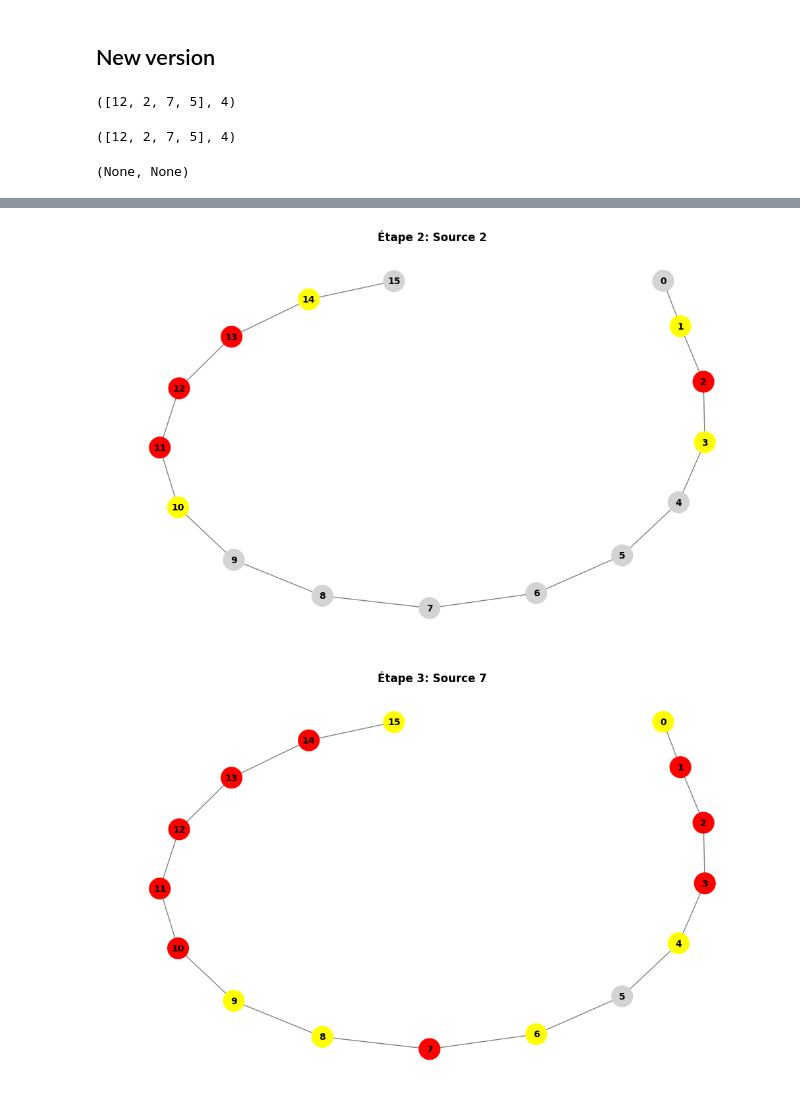
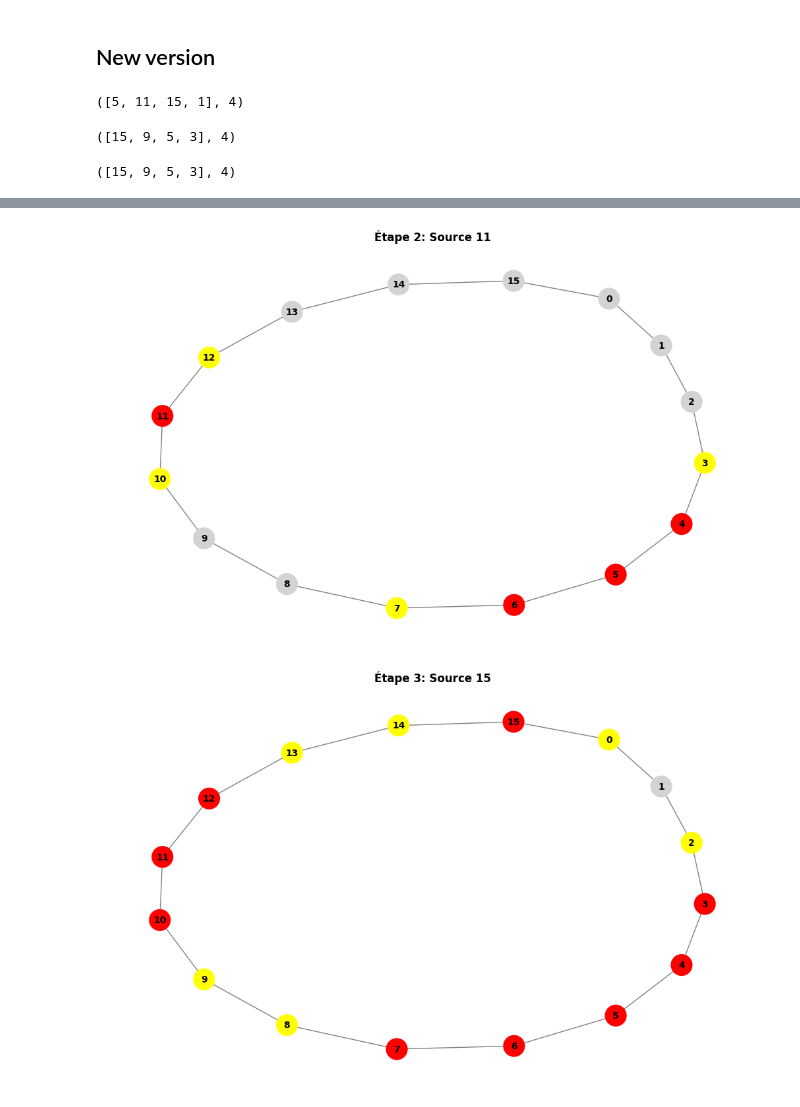
Before and after one commit to OussamaLay/Graph_Burning_Problem, a Jupyter notebook: mtd_math.ipynb, the cells around one changed output, grey strips where cells are left out. Drawn from its saved outputs; the diff is of its cells as text; code cells hidden in the pictures.

```diff
--- a/mtd_math.ipynb
+++ b/mtd_math.ipynb
@@ -92,10 +92,10 @@ fichier = r'instances\Stranke94\Stranke94.mtx'
 graphe = lire_graphe(fichier)
 # %%
 # Graphe cyclique
-#graphe = generate_cyclic_graph(16)
+graphe = generate_cyclic_graph(16)
 
 # Graphe en chaîne
-graphe = generate_chain_graph(16)
+#graphe = generate_chain_graph(16)
 
 # Graphe en étoile (spider)
 #graphe = generate_spider_graph(0, leg_length=4, num_legs=5)
@@ -315,15 +321,15 @@ def solveur_gbp_dico(graphe):
 # %%
 solver(graphe)
 # %% [output]
-([12, 2, 7, 5], 4)
+([5, 11, 15, 1], 4)
 # %%
-solveur_gbp(graphe)
+solver_beta(graphe)
 # %% [output]
-([12, 2, 7, 5], 4)
+([15, 9, 5, 3], 4)
 # %%
-solveur_gbp_dico(graphe)
+solver_beta_dichotomic(graphe)
 # %% [output]
-(None, None)
+([15, 9, 5, 3], 4)
 # %%
-visualiser_graphe_par_etape(graphe, solveur_gbp(graphe)[0])
+visualiser_graphe_par_etape(graphe, solver(graphe)[0])
 # %% [output]
@@ -331,2 +337,2 @@ visualiser_graphe_par_etape(graphe, solveur_gbp(graphe)[0])
-[figure, old version]
+[figure, new version]
-[figure, old version]
+[figure, new version]
```
Also changed, not shown: parts of 6 cells of this notebook, 2 other files.
